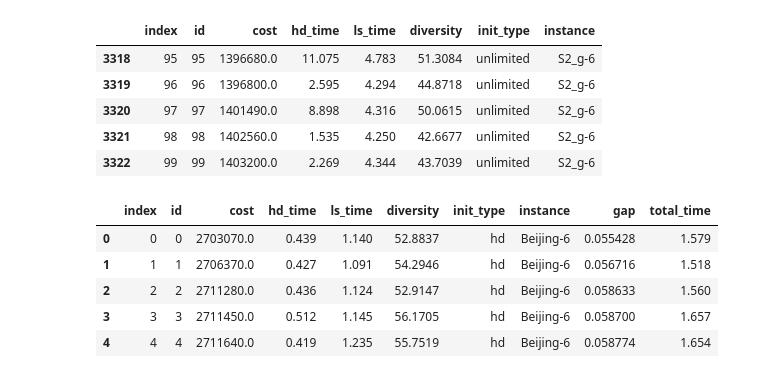
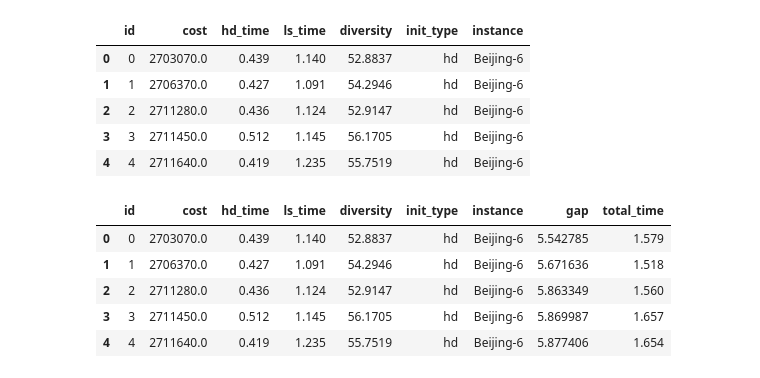
Before and after one commit to BjornIronside/MADCoM, a Jupyter notebook: Population/Results/HD Variants Analysis.ipynb, the cells around one changed output. Drawn from its saved outputs; the diff is of its cells as text; code cells hidden in the pictures.

```diff
--- a/Population/Results/HD Variants Analysis.ipynb
+++ b/Population/Results/HD Variants Analysis.ipynb
@@ -6,47 +6,47 @@ import os
 import matplotlib.pyplot as plt
 %matplotlib inline
 # %%
-dfs =[]
+dfs = []
 for filename in os.listdir():
     if filename[-4:] != '.csv':
         continue
 
-    file_df = pd.read_csv(filename)
+    file_df = pd.read_csv(filename, index_col=False)
     spl = filename[:-4].split('_')
     file_df['init_type'] = spl[1]
     file_df['instance'] = '_'.join(spl[2:])
     dfs.append(file_df)
 df = pd.concat(dfs)
-df.reset_index(inplace=True)
-df.tail()
+df.reset_index(inplace=True, drop=True)
+df.head()
 # %% [output]
-|  | index | id | cost | hd_time | ls_time | diversity | init_type | instance |
-| 3318 | 95 | 95 | 1396680.0 | 11.075 | 4.783 | 51.3084 | unlimited | S2_g-6 |
-| 3319 | 96 | 96 | 1396800.0 | 2.595 | 4.294 | 44.8718 | unlimited | S2_g-6 |
-| 3320 | 97 | 97 | 1401490.0 | 8.898 | 4.316 | 50.0615 | unlimited | S2_g-6 |
-| 3321 | 98 | 98 | 1402560.0 | 1.535 | 4.250 | 42.6677 | unlimited | S2_g-6 |
-| 3322 | 99 | 99 | 1403200.0 | 2.269 | 4.344 | 43.7039 | unlimited | S2_g-6 |
+|  | id | cost | hd_time | ls_time | diversity | init_type | instance |
+| 0 | 0 | 2703070.0 | 0.439 | 1.140 | 52.8837 | hd | Beijing-6 |
+| 1 | 1 | 2706370.0 | 0.427 | 1.091 | 54.2946 | hd | Beijing-6 |
+| 2 | 2 | 2711280.0 | 0.436 | 1.124 | 52.9147 | hd | Beijing-6 |
+| 3 | 3 | 2711450.0 | 0.512 | 1.145 | 56.1705 | hd | Beijing-6 |
+| 4 | 4 | 2711640.0 | 0.419 | 1.235 | 55.7519 | hd | Beijing-6 |
 # %%
-instance_data = {
+instance_ubs = {
     'Beijing-6': 2561113,
     'Beijing-8': 3136727,
     'Hefei-10': 1748829,
     'K5_g-6': 3109473,
     'N5_g-5': 3325667,
     'O1_g-4': 2597731,
     'O1_p-2': 2146477,
     'S2_g-6': 1439140
 }
 df['gap'] = 0
 df['total_time'] = df['ls_time'] + df['hd_time']
 for i in df.index.values:
-    df.loc[i, 'gap'] = df.loc[i, 'cost'] / instance_data[df.loc[i, 'instance']] - 1
-
+    df.loc[i, 'gap'] = df.loc[i, 'cost'] / instance_ubs[df.loc[i, 'instance']] - 1
+df['gap'] = df['gap'] * 100
 df.head()
 # %% [output]
-|  | index | id | cost | hd_time | ls_time | diversity | init_type | instance | gap | total_time |
-| 0 | 0 | 0 | 2703070.0 | 0.439 | 1.140 | 52.8837 | hd | Beijing-6 | 0.055428 | 1.579 |
-| 1 | 1 | 1 | 2706370.0 | 0.427 | 1.091 | 54.2946 | hd | Beijing-6 | 0.056716 | 1.518 |
-| 2 | 2 | 2 | 2711280.0 | 0.436 | 1.124 | 52.9147 | hd | Beijing-6 | 0.058633 | 1.560 |
-| 3 | 3 | 3 | 2711450.0 | 0.512 | 1.145 | 56.1705 | hd | Beijing-6 | 0.058700 | 1.657 |
-| 4 | 4 | 4 | 2711640.0 | 0.419 | 1.235 | 55.7519 | hd | Beijing-6 | 0.058774 | 1.654 |
+|  | id | cost | hd_time | ls_time | diversity | init_type | instance | gap | total_time |
+| 0 | 0 | 2703070.0 | 0.439 | 1.140 | 52.8837 | hd | Beijing-6 | 5.542785 | 1.579 |
+| 1 | 1 | 2706370.0 | 0.427 | 1.091 | 54.2946 | hd | Beijing-6 | 5.671636 | 1.518 |
+| 2 | 2 | 2711280.0 | 0.436 | 1.124 | 52.9147 | hd | Beijing-6 | 5.863349 | 1.560 |
+| 3 | 3 | 2711450.0 | 0.512 | 1.145 | 56.1705 | hd | Beijing-6 | 5.869987 | 1.657 |
+| 4 | 4 | 2711640.0 | 0.419 | 1.235 | 55.7519 | hd | Beijing-6 | 5.877406 | 1.654 |
```
Also changed, not shown: parts of 17 cells of this notebook, 47 other files.
